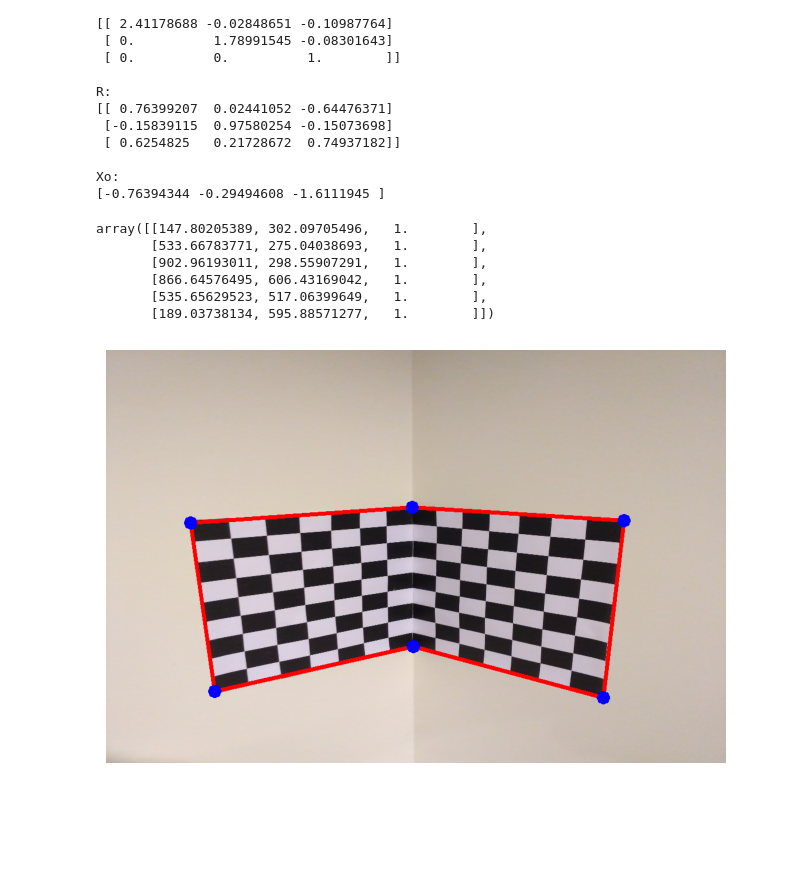
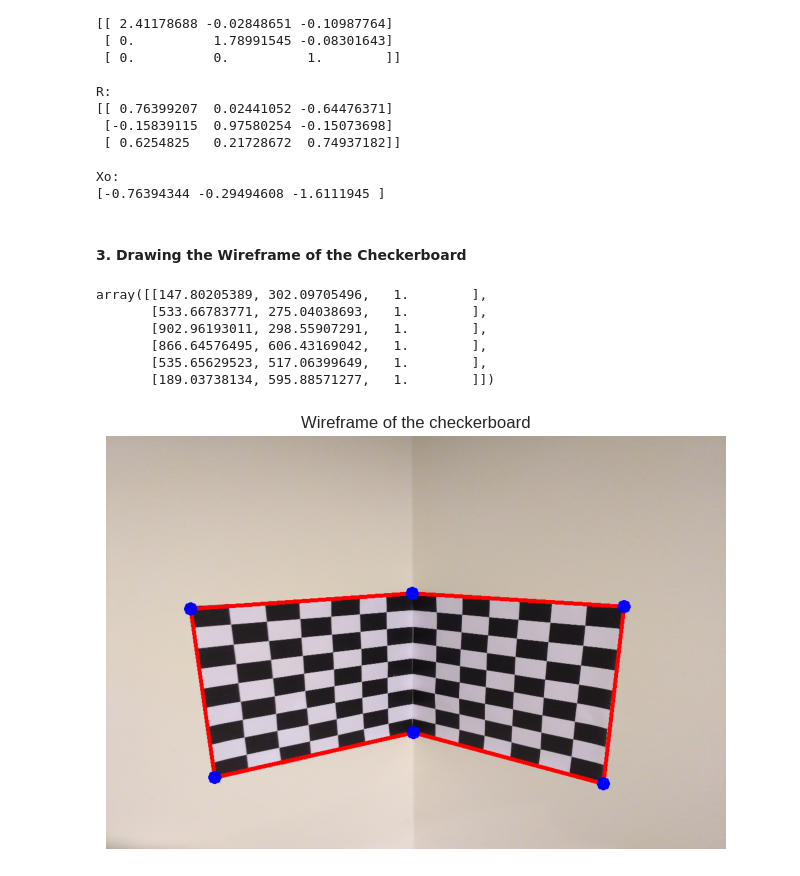
Before and after one commit to FaizalKarim280280/CV-Spring-2024, a Jupyter notebook: A1/main.ipynb, the cells around one changed output. Drawn from its saved outputs; the diff is of its cells as text; code cells hidden in the pictures; blank space fills up the shorter version.

```diff
--- a/A1/main.ipynb
+++ b/A1/main.ipynb
@@ -27,18 +38,19 @@ plt.axis('off')
 # %%
-corners = cv2.goodFeaturesToTrack(img_gray, maxCorners=200, qualityLevel=0.4,  minDistance=30)
+corners = cv2.goodFeaturesToTrack(img_gray, maxCorners=200, qualityLevel=0.15,  minDistance=10)
 corners = np.intp(corners).reshape(-1, 2)
 img_corners = img.copy()
 points_3d = []
 
 for corner in corners:
-    if corner[0] <= 540:
-        points_3d.append([corner[0], corner[1], 0])
-    else:
-        points_3d.append([540, corner[1], -(corner[0] - 540)])
+    points_3d.append([corner[0], corner[1], 0] if corner[0] <= 540 else
+                     [540, corner[1], -corner[0] + 540])
     color = (255, 0, 0) if corner[0] >= 540 else (0, 255, 0)
-    img_corners = cv2.circle(img_corners, (int(corner[0]), int(corner[1])), 5, color, 4)
+    img_corners = cv2.circle(img_corners, (int(corner[0]), int(corner[1])), 6, color, 4)
 
 
 plt.imshow(img_corners)
+plt.title("Finding out all the corners in the checkerboard")
 plt.axis('off')
+
+print(f"Total corners found: {len(corners)}")
 # %% [output]
@@ -160,3 +176,13 @@ points_3d = np.concatenate([points_3d_left, points_3d_right], axis=0)
 points_2d.shape, points_3d.shape
 # %% [output]
 ((80, 2), (80, 3))
+# %%
+img_corners = img.copy()
+
+for corner in points_2d:
+    img_corners = cv2.circle(img_corners, (int(corner[0]), int(corner[1])), 6, (0, 255, 0), 3)
+
+plt.imshow(img_corners)
+plt.title('Corners that will be used for camera calibration')
+plt.axis('off')
+plt.show()
@@ -233,6 +261,8 @@ R:
 
 Xo:
 [-0.76394344 -0.29494608 -1.6111945 ]
+# %% [markdown]
+#### 3. Drawing the Wireframe of the Checkerboard
 # %%
 outer_corners = np.array([
     [0, 0, 0, 1],
@@ -258,18 +288,19 @@ array([[147.80205389, 302.09705496,   1.        ],
 # %%
 img_final = img.copy()
 
 for i in range(len(coords)):
     img_final = cv2.line(img_final,
                          (int(coords[i][0]), int(coords[i][1])),
                          (int(coords[(i+1) % len(coords)][0]), int(coords[(i+1) % len(coords)][1])),
                          (255, 0, 0), 5)
 
 for corner in coords:
     img_final = cv2.circle(img_final, (int(corner[0]), int(corner[1])), 6, (0, 0, 255), 10)
 
 
 plt.imshow(img_final)
 plt.axis('off')
+plt.title('Wireframe of the checkerboard')
 plt.show()
 # %% [output]
-[figure, old version]
+[figure, new version]
```
Also changed, not shown: parts of 13 cells of this notebook.
